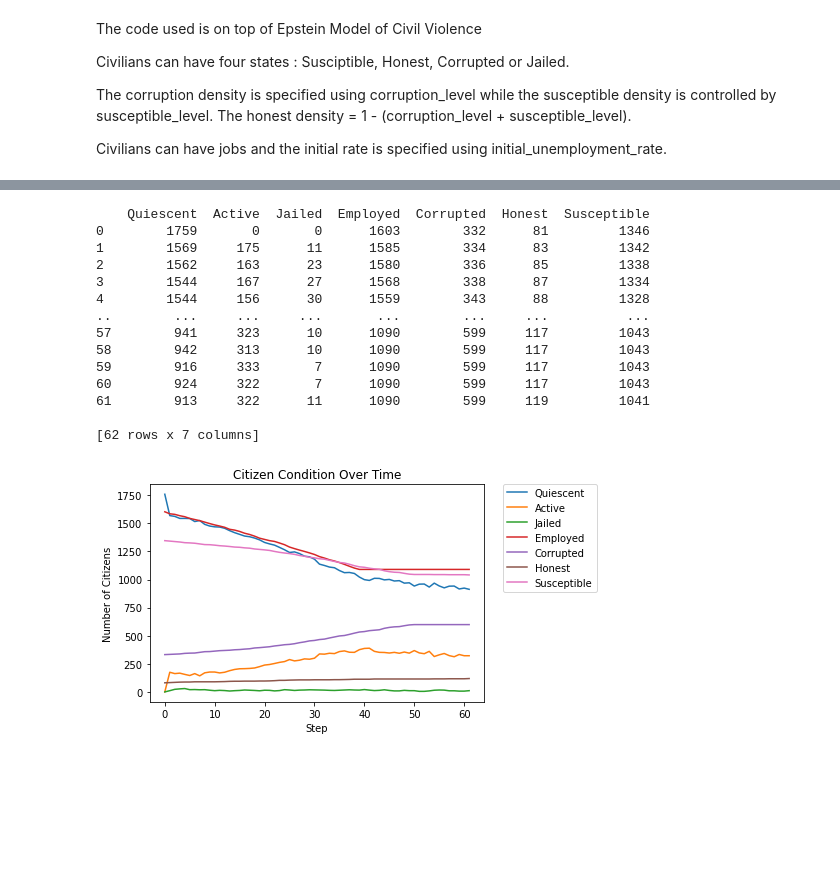
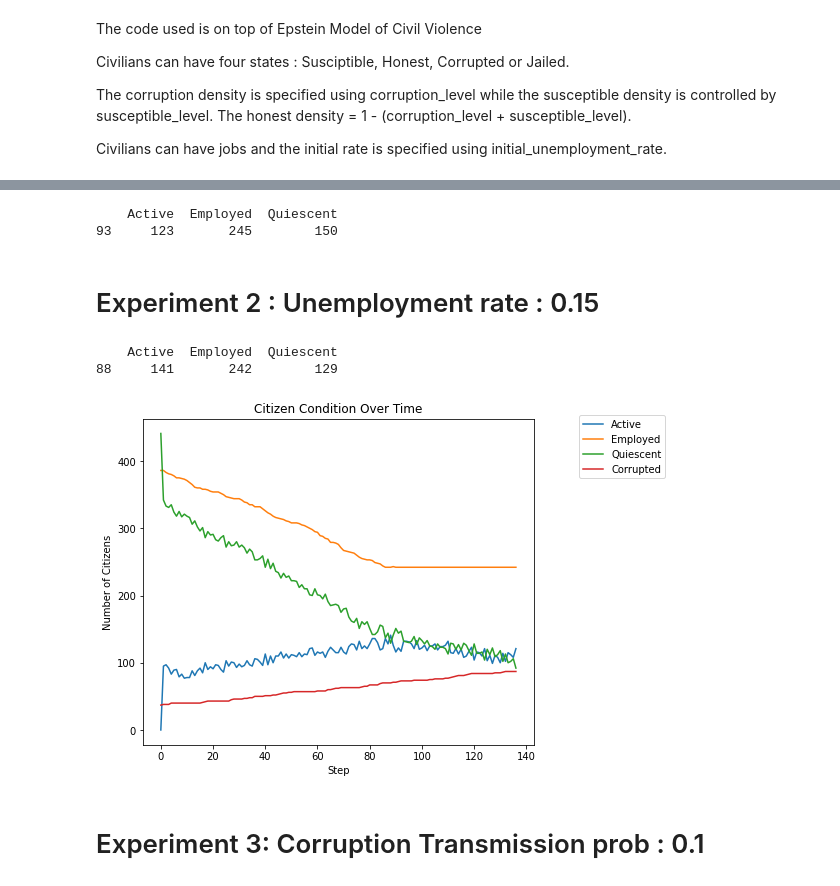
Before and after one commit to nalhamzy/B12-Civil-Violence_new, a Jupyter notebook: EpsteinCivilViolence.ipynb, the cells around one changed output, grey strips where cells are left out. Drawn from its saved outputs; the diff is of its cells as text; code cells hidden in the pictures; blank space fills up the shorter version.

```diff
--- a/EpsteinCivilViolence.ipynb
+++ b/EpsteinCivilViolence.ipynb
@@ -10,50 +68,50 @@ Civilians can have jobs and the initial rate is specified using initial_unemploy
+# %%
+x = model_1_output[['Active','Employed','Quiescent']]
+print(x[x.Active == x.Active.max()])
+# %% [output]
+    Active  Employed  Quiescent
+93     123       245        150
+# %% [markdown]
+# Experiment 2 : Unemployment rate : 0.15
 # %%
 import matplotlib.pyplot as plt
 %matplotlib inline
 import numpy as np
 from epstein_civil_violence.agent import Citizen, Cop
 from epstein_civil_violence.model import EpsteinCivilViolence
-model = EpsteinCivilViolence(height=50,
-                           width=50,
+
+model_2 = EpsteinCivilViolence(height=25,
+                           width=25,
                            citizen_density=.7,
-                           cop_density=.044,
-                           citizen_vision=7,
-                           cop_vision=7,
+                           cop_density=.034,
+                           citizen_vision=5,
+                           cop_vision=5,
                            legitimacy=.8,
                            max_jail_term=4,
-                           initial_unemployment_rate = 0.05,
-                           corruption_level = 0.20,
-                           honest_level = 0.05,
-                           corruption_transmission_prop = 0.001,
-                           honest_transmission_prop = 0.0001,
-                           max_corruption_saturation = 0.34,
-                           max_honest_saturation = 0.14,
-
-                           max_iters=60) # cap the number of steps the model takes
-model.run_model()
-model_out = model.datacollector.get_model_vars_dataframe()
-print(model_out)
-ax = model_out.plot()
+                           initial_unemployment_rate = 0.15,
+                           corruption_level = 0.08,
+                           honest_level = 0.03,
+                           corruption_transmission_prob = 0.009,
+                           honest_transmission_prob = 0.009,
+                           max_corruption_saturation = 0.45,
+                           max_honest_saturation = 0.25,
+                           max_iters=135) # cap the number of steps the model takes
+model_2.run_model()
+model_2_output = model_2.datacollector.get_model_vars_dataframe()
+ax = model_2_output[['Active','Employed','Quiescent','Corrupted']].plot(figsize=(7,6))
 ax.set_title('Citizen Condition Over Time')
 ax.set_xlabel('Step')
 ax.set_ylabel('Number of Citizens')
 _ = ax.legend(bbox_to_anchor=(1.35, 1.025))
+
+x = model_2_output[['Active','Employed','Quiescent']]
+print(x[x.Active == x.Active.max()])
 # %% [output]
-    Quiescent  Active  Jailed  Employed  Corrupted  Honest  Susceptible
-0        1759       0       0      1603        332      81         1346
-1        1569     175      11      1585        334      83         1342
-2        1562     163      23      1580        336      85         1338
-3        1544     167      27      1568        338      87         1334
-4        1544     156      30      1559        343      88         1328
-..        ...     ...     ...       ...        ...     ...          ...
-57        941     323      10      1090        599     117         1043
-58        942     313      10      1090        599     117         1043
-59        916     333       7      1090        599     117         1043
-60        924     322       7      1090        599     117         1043
-61        913     322      11      1090        599     119         1041
-
-[62 rows x 7 columns]
+    Active  Employed  Quiescent
+88     141       242        129
-[figure, old version]
+[figure, new version]
+# %% [markdown]
+# Experiment 3: Corruption Transmission prob : 0.1
 # %%
 import matplotlib.pyplot as plt
 %matplotlib inline
```
Also changed, not shown: parts of 4 cells of this notebook, 2 other files.
